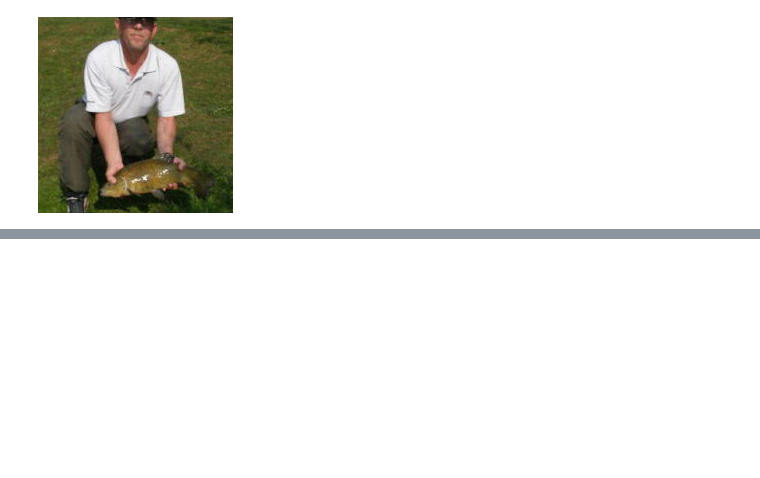
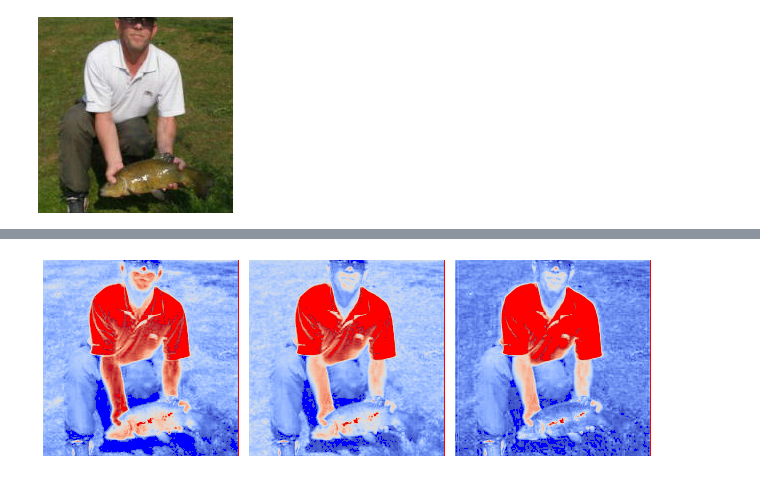
Before and after one commit to xl0/lovely-tensors, a Jupyter notebook: nbs/10_patch.ipynb, the cells around one changed output, grey strips where cells are left out. Cells and saved outputs as stored; diff of their text form; code cells hidden in the pictures; blank space fills up the shorter version.

```diff
--- a/nbs/10_patch.ipynb
+++ b/nbs/10_patch.ipynb
@@ -110,3 +126,7 @@ image.rgb(in_stats)
+# %%
+(image*0.3+0.5).chans # Slightly outside of [0, 1] range, shows clipping (bright blue/red)
+# %% [output]
+[figure, added]
 # %%
 image.plt
 # %% [output]
```
Also changed, not shown: parts of 8 cells of this notebook, 16 other files.
